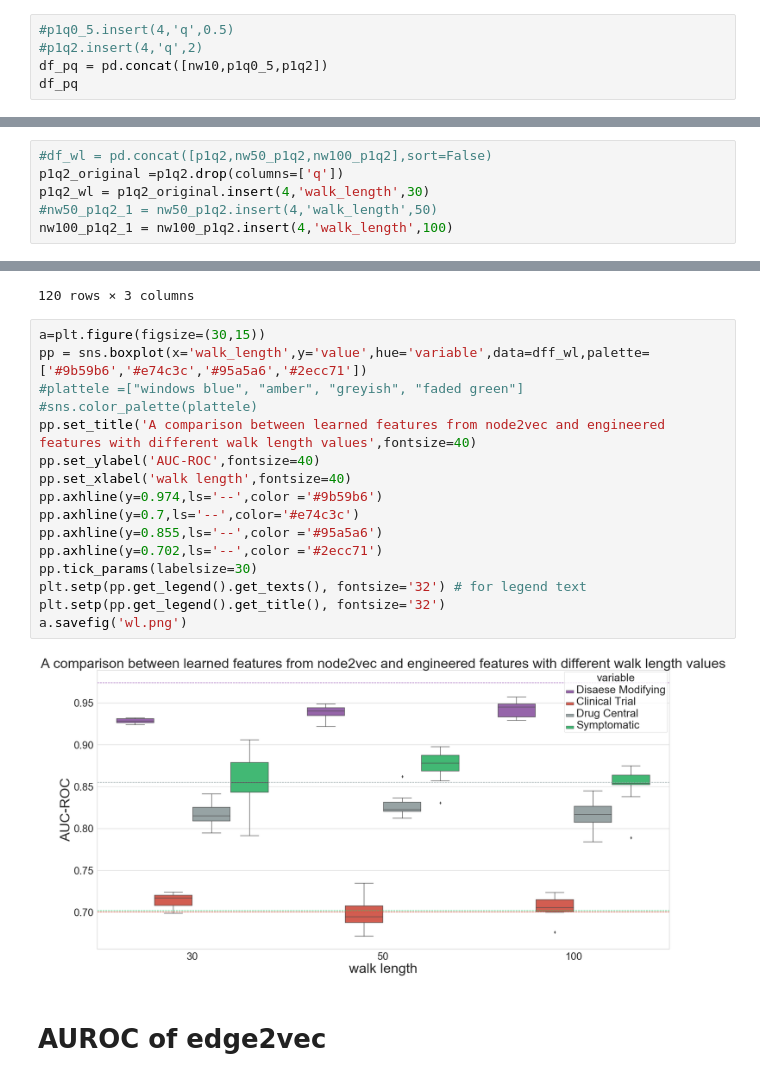
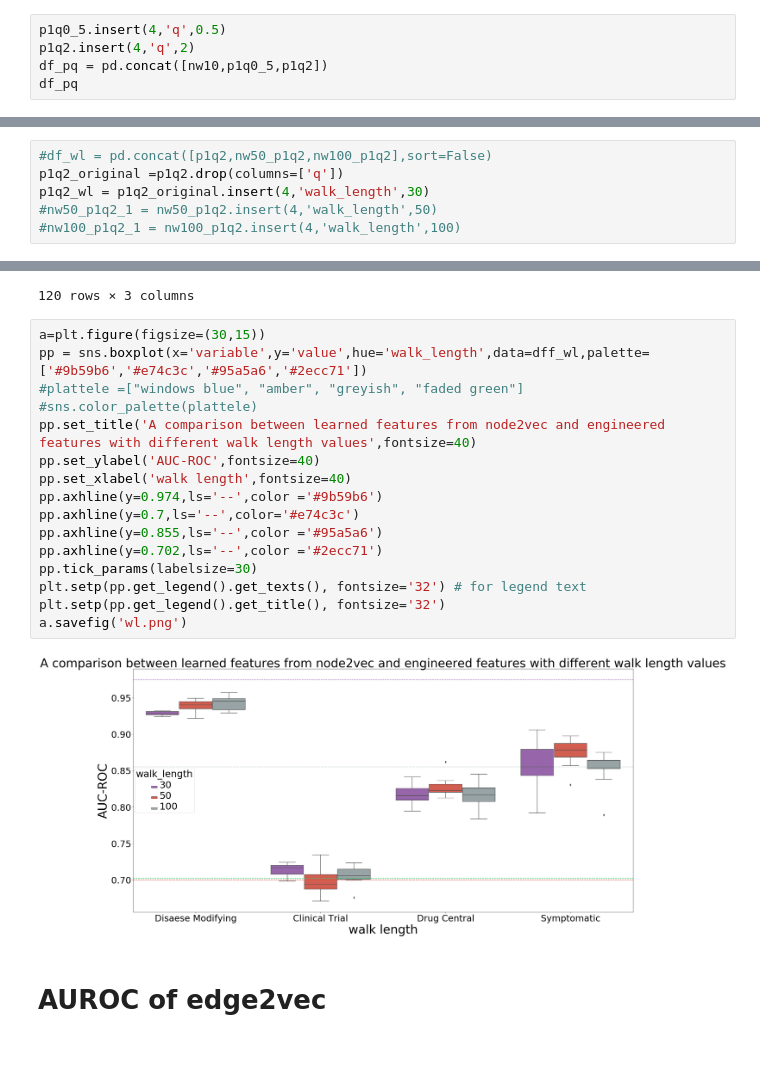
Before and after one commit to drugrelink/drugrelink, a Jupyter notebook: notebooks/plot_optimization.ipynb, the cells around one changed output, grey strips where cells are left out. Saved outputs shown, nothing was run; the diff lists cells and outputs as text; blank space fills up the shorter version.

```diff
--- a/notebooks/plot_optimization.ipynb
+++ b/notebooks/plot_optimization.ipynb
@@ -406,6 +461,6 @@ plt.plot(['Symptomatic'],[0.702],marker="*")
 # %%
-#p1q0_5.insert(4,'q',0.5)
-#p1q2.insert(4,'q',2)
+p1q0_5.insert(4,'q',0.5)
+p1q2.insert(4,'q',2)
 df_pq = pd.concat([nw10,p1q0_5,p1q2])
 df_pq
 # %% [output]
@@ -471,7 +526,7 @@ a.savefig('pq.png')
 p1q2_original =p1q2.drop(columns=['q'])
 p1q2_wl = p1q2_original.insert(4,'walk_length',30)
 #nw50_p1q2_1 = nw50_p1q2.insert(4,'walk_length',50)
-nw100_p1q2_1 = nw100_p1q2.insert(4,'walk_length',100)
+#nw100_p1q2_1 = nw100_p1q2.insert(4,'walk_length',100)
 # %%
 df_wl = pd.concat([p1q2_original,nw50_p1q2,nw100_p1q2],sort=False)
 df_wl
@@ -517,22 +572,22 @@ dff_wl
 120 rows × 3 columns
 # %%
 a=plt.figure(figsize=(30,15))
-pp = sns.boxplot(x='walk_length',y='value',hue='variable',data=dff_wl,palette=['#9b59b6','#e74c3c','#95a5a6','#2ecc71'])
+pp = sns.boxplot(x='variable',y='value',hue='walk_length',data=dff_wl,palette=['#9b59b6','#e74c3c','#95a5a6','#2ecc71'])
 #plattele =["windows blue", "amber", "greyish", "faded green"]
 #sns.color_palette(plattele)
 pp.set_title('A comparison between learned features from node2vec and engineered features with different walk length values',fontsize=40)
 pp.set_ylabel('AUC-ROC',fontsize=40)
 pp.set_xlabel('walk length',fontsize=40)
 pp.axhline(y=0.974,ls='--',color ='#9b59b6')
 pp.axhline(y=0.7,ls='--',color='#e74c3c')
 pp.axhline(y=0.855,ls='--',color ='#95a5a6')
 pp.axhline(y=0.702,ls='--',color ='#2ecc71')
 pp.tick_params(labelsize=30)
 plt.setp(pp.get_legend().get_texts(), fontsize='32') # for legend text
 plt.setp(pp.get_legend().get_title(), fontsize='32')
 a.savefig('wl.png')
 # %% [output]
-[figure, old version]
+[figure, new version]
 # %% [markdown]
 # AUROC of edge2vec
 # %%
```
Also changed, not shown: parts of 12 cells of this notebook, 6 other files.
